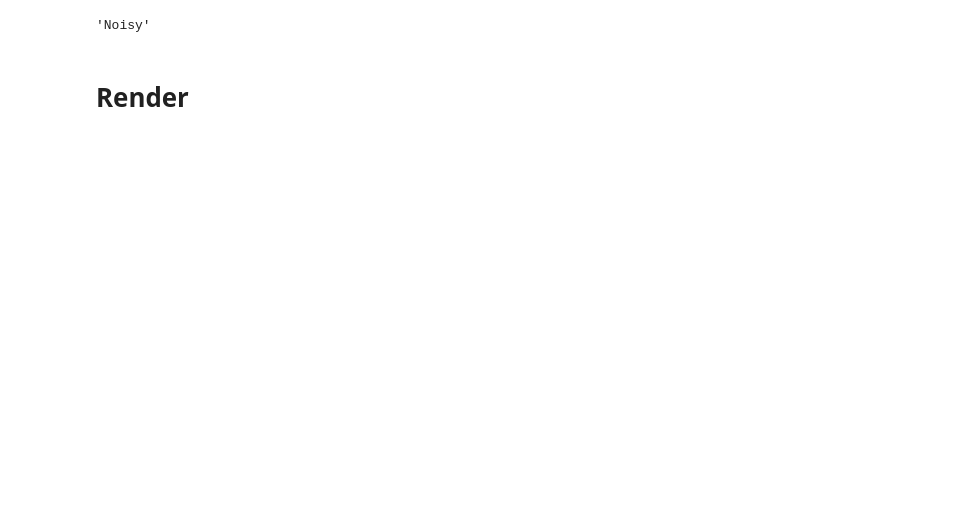
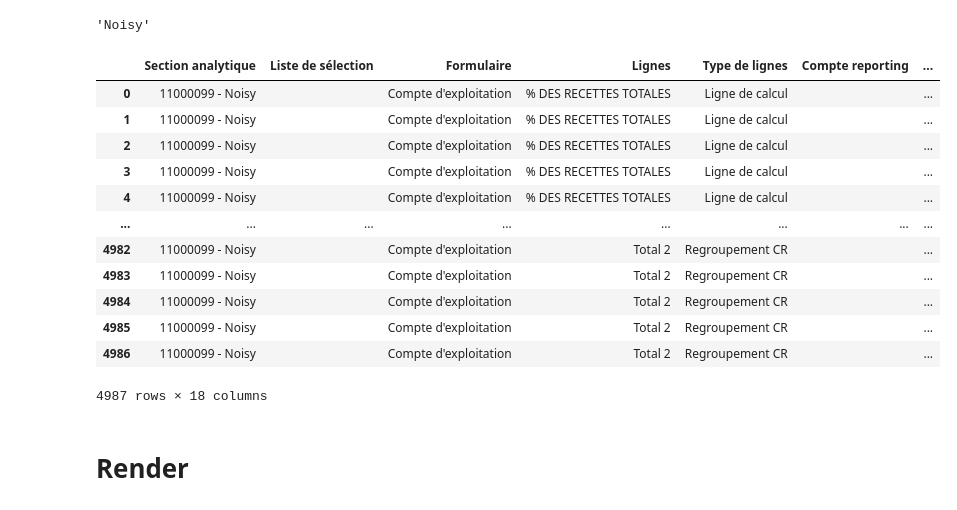
Before and after one commit to Amsa-21/SL_CB_IA, a Jupyter notebook: v1.ipynb, the cells around one changed output. Cells and saved outputs as stored; diff of their text form; code cells hidden in the pictures; blank space fills up the shorter version.

```diff
--- a/v1.ipynb
+++ b/v1.ipynb
@@ -1516,6 +1532,22 @@ else:
 result
 # %% [output]
 'Noisy'
+# %%
+context_data
+# %% [output]
+|  | Section analytique | Liste de sélection | Formulaire | Lignes | Type de lignes | Compte reporting | ... |
+| 0 | 11000099 - Noisy |  | Compte d'exploitation | % DES RECETTES TOTALES | Ligne de calcul |  | ... |
+| 1 | 11000099 - Noisy |  | Compte d'exploitation | % DES RECETTES TOTALES | Ligne de calcul |  | ... |
+| 2 | 11000099 - Noisy |  | Compte d'exploitation | % DES RECETTES TOTALES | Ligne de calcul |  | ... |
+| 3 | 11000099 - Noisy |  | Compte d'exploitation | % DES RECETTES TOTALES | Ligne de calcul |  | ... |
+| 4 | 11000099 - Noisy |  | Compte d'exploitation | % DES RECETTES TOTALES | Ligne de calcul |  | ... |
+| ... | ... | ... | ... | ... | ... | ... | ... |
+| 4982 | 11000099 - Noisy |  | Compte d'exploitation | Total 2 | Regroupement CR |  | ... |
+| 4983 | 11000099 - Noisy |  | Compte d'exploitation | Total 2 | Regroupement CR |  | ... |
+| 4984 | 11000099 - Noisy |  | Compte d'exploitation | Total 2 | Regroupement CR |  | ... |
+| 4985 | 11000099 - Noisy |  | Compte d'exploitation | Total 2 | Regroupement CR |  | ... |
+| 4986 | 11000099 - Noisy |  | Compte d'exploitation | Total 2 | Regroupement CR |  | ... |
+4987 rows × 18 columns
 # %% [markdown]
 # Render
 # %%
```
Also changed, not shown: parts of 1 cell of this notebook, 6 other files.
